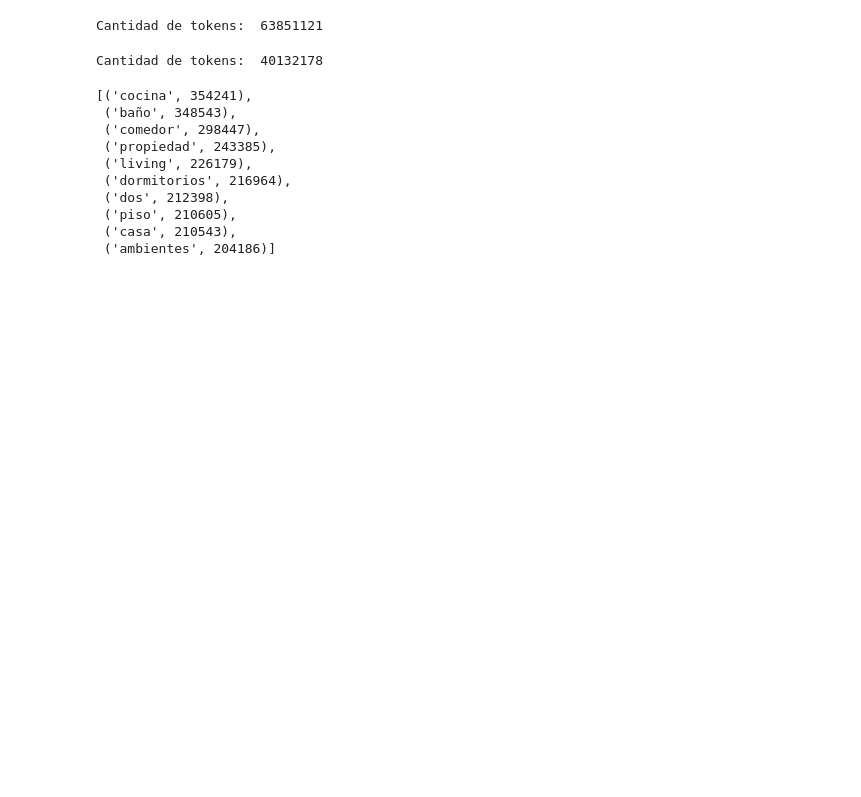
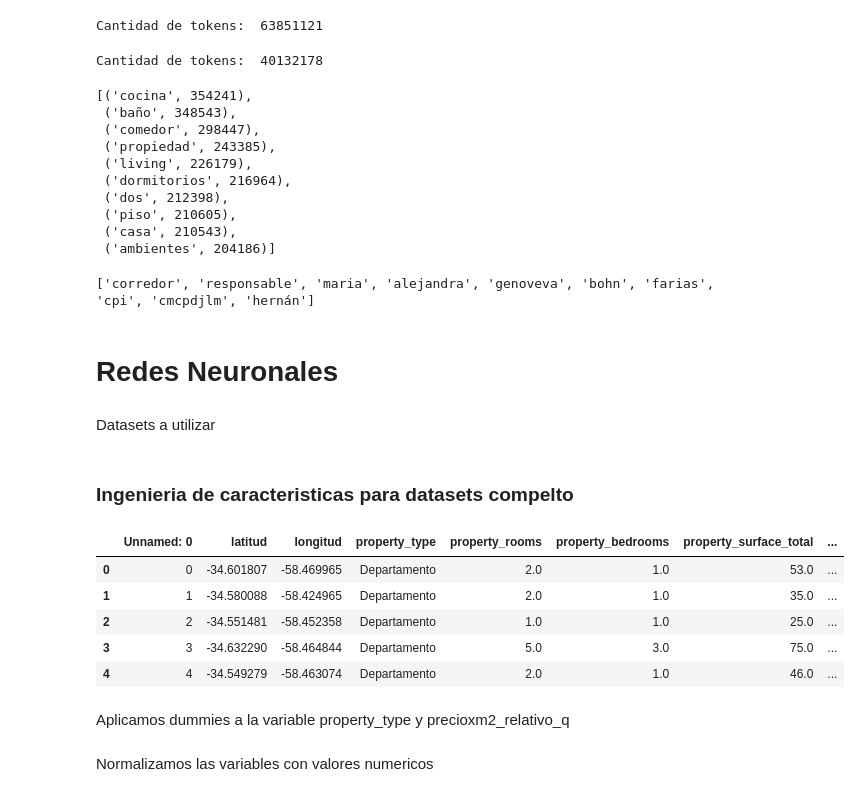
Before and after one commit to Fanusaez/7506R-2C2022-GRUPO13, a Jupyter notebook: 7506R_TP2_GRUPO13_ENTREGA_N1.ipynb, the cells around one changed output. Saved outputs shown, nothing was run; the diff lists cells and outputs as text; code cells hidden in the pictures; blank space fills up the shorter version.

```diff
--- a/7506R_TP2_GRUPO13_ENTREGA_N1.ipynb
+++ b/7506R_TP2_GRUPO13_ENTREGA_N1.ipynb
@@ -122,3 +124,28 @@ token_counter.most_common(10)
  ('piso', 210605),
  ('casa', 210543),
  ('ambientes', 204186)]
+# %%
+print(tokens[:10])
+# %% [output]
+['corredor', 'responsable', 'maria', 'alejandra', 'genoveva', 'bohn', 'farias', 'cpi', 'cmcpdjlm', 'hernán']
+# %% [markdown]
+# Redes Neuronales
+# %% [markdown]
+Datasets a utilizar
+# %%
+#datasets normales
+ds_train = pd.read_csv('properati_argentina_train.csv')
+ds_test = pd.read_csv('properati_argentina_test.csv')
+# %% [markdown]
+### Ingenieria de caracteristicas para datasets compelto
+# %%
+ds_train.head()
+
+#preguntar si precio_xm2 deberia estar (viene del TP1)
+# %% [output]
+|  | Unnamed: 0 | latitud | longitud | property_type | property_rooms | property_bedrooms | property_surface_total | ... |
+| 0 | 0 | -34.601807 | -58.469965 | Departamento | 2.0 | 1.0 | 53.0 | ... |
+| 1 | 1 | -34.580088 | -58.424965 | Departamento | 2.0 | 1.0 | 35.0 | ... |
+| 2 | 2 | -34.551481 | -58.452358 | Departamento | 1.0 | 1.0 | 25.0 | ... |
+| 3 | 3 | -34.632290 | -58.464844 | Departamento | 5.0 | 3.0 | 75.0 | ... |
+| 4 | 4 | -34.549279 | -58.463074 | Departamento | 2.0 | 1.0 | 46.0 | ... |
@@ -124,0 +156,2 @@ token_counter.most_common(10)
+# %% [markdown]
+Aplicamos dummies a la variable property_type y precioxm2_relativo_q
@@ -124,0 +162,2 @@ token_counter.most_common(10)
+# %% [markdown]
+Normalizamos las variables con valores numericos
```
Also changed, not shown: parts of 20 cells of this notebook, 2 other files.
